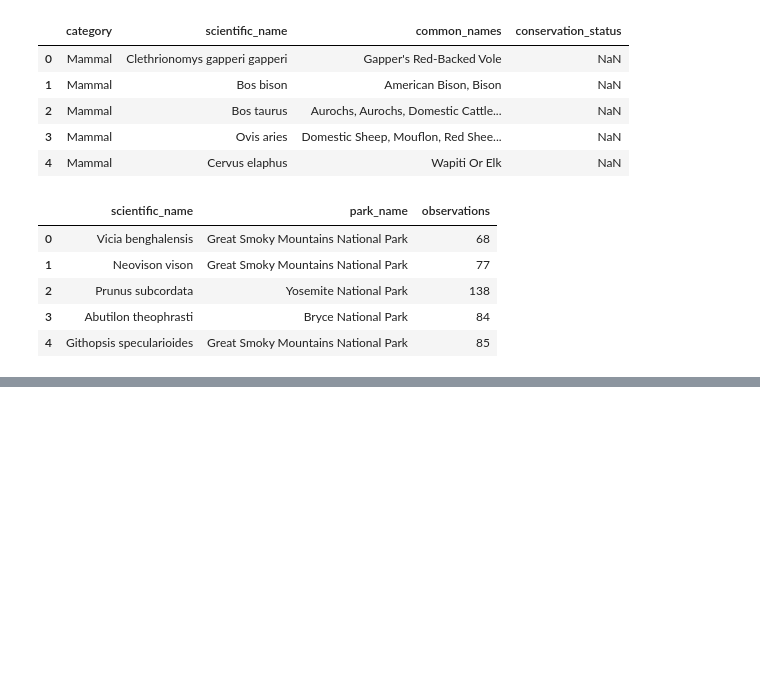
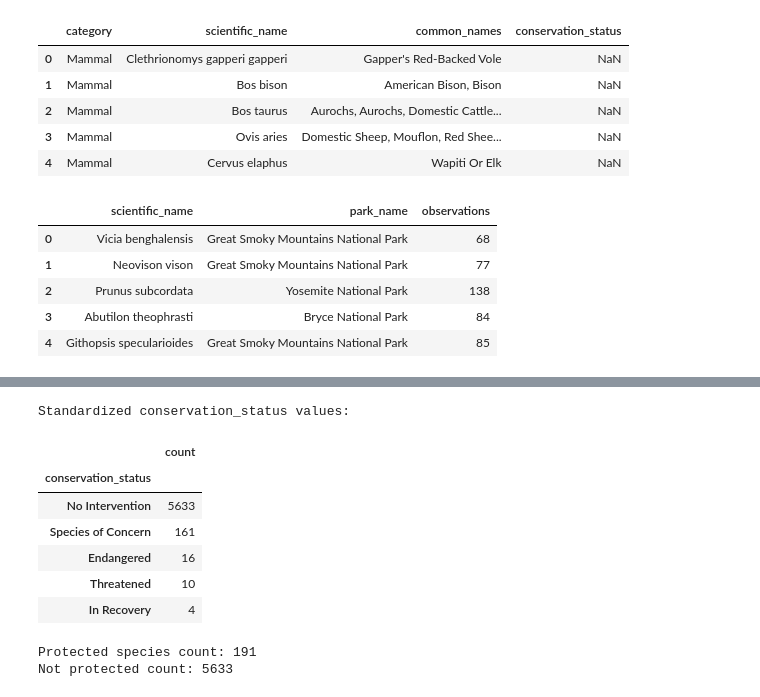
Before and after one commit to MAUS1079/biodiversity_starter, a Jupyter notebook: biodiversity.ipynb, the cells around one changed output, grey strips where cells are left out. Drawn from its saved outputs; the diff is of its cells as text; code cells hidden in the pictures; blank space fills up the shorter version.

```diff
--- a/biodiversity.ipynb
+++ b/biodiversity.ipynb
@@ -65,0 +124,29 @@ observations rows/columns: (23296, 3)
+# %%
+species['conservation_status'] = (
+    species['conservation_status']
+    .fillna('No Intervention')
+    .astype(str)
+    .str.strip()
+    .str.replace(r'\s+', ' ', regex=True)
+    .str.title()
+    .replace({'Species Of Concern': 'Species of Concern'})
+)
+
+species['is_protected'] = species['conservation_status'] != 'No Intervention'
+
+print('Standardized conservation_status values:')
+display(species['conservation_status'].value_counts().to_frame(name='count'))
+
+print(f"Protected species count: {species['is_protected'].sum()}")
+print(f"Not protected count: {(~species['is_protected']).sum()}")
+# %% [output]
+Standardized conservation_status values:
+|  | count |
+| conservation_status |  |
+| No Intervention | 5633 |
+| Species of Concern | 161 |
+| Endangered | 16 |
+| Threatened | 10 |
+| In Recovery | 4 |
+Protected species count: 191
+Not protected count: 5633
```
Also changed, not shown: parts of 10 cells of this notebook, 1 other file.
